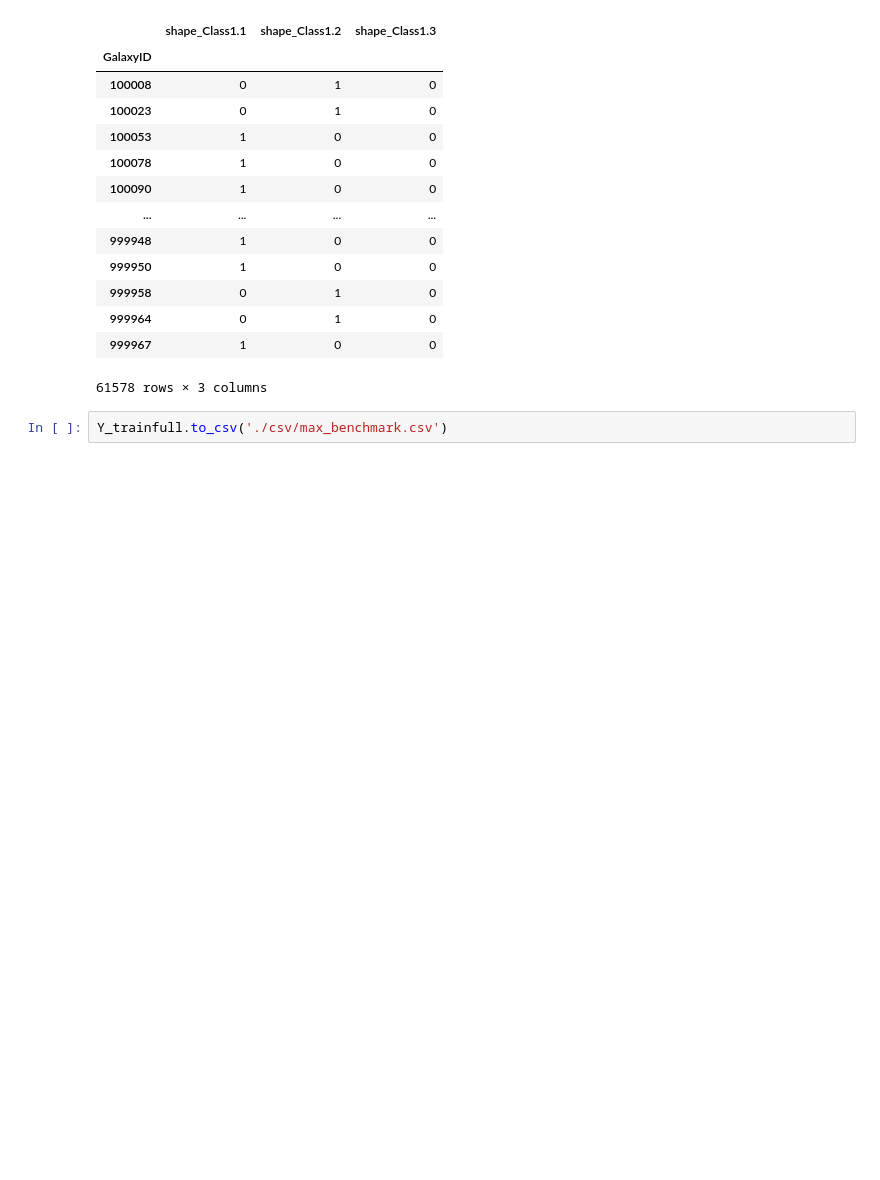
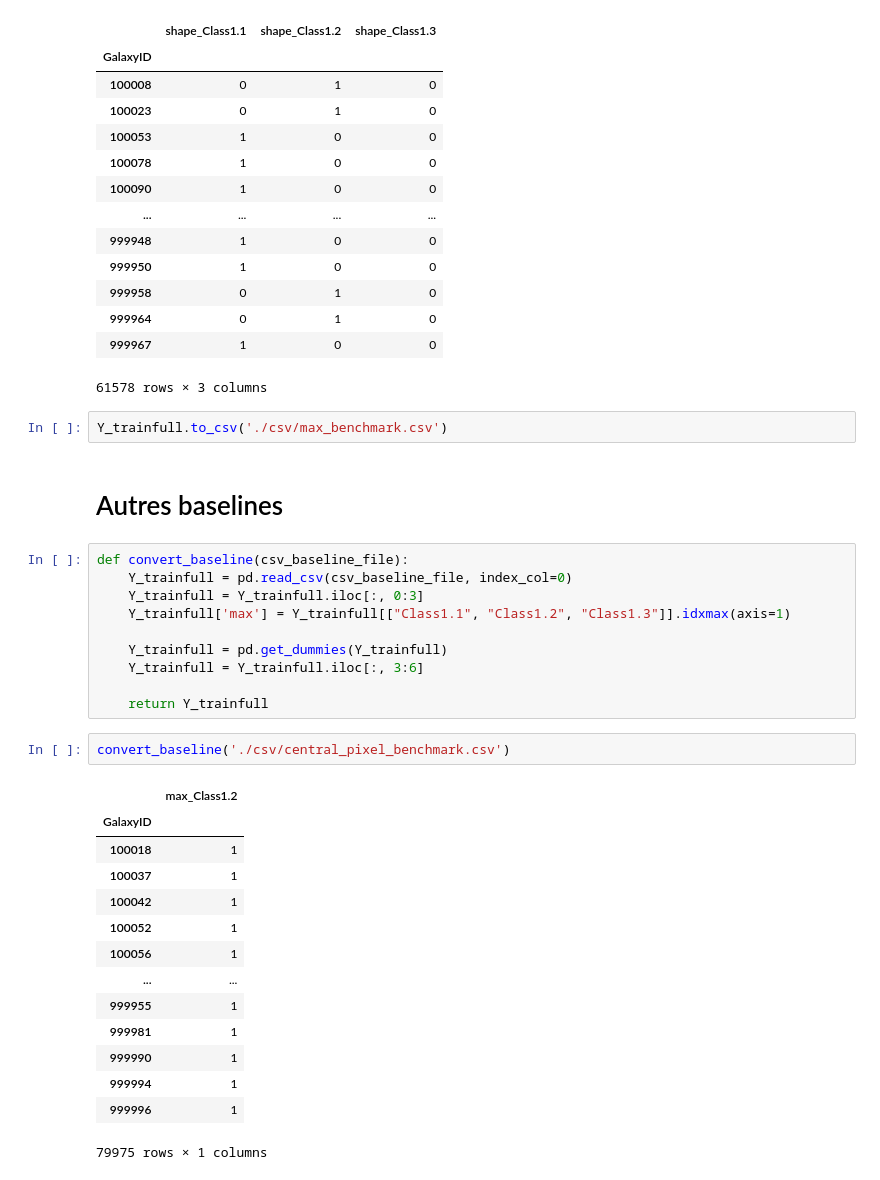
Before and after one commit to laurent-33/Vision-04-zoo, a Jupyter notebook: 04_galaxy_baseline_max.ipynb, the cells around one changed output. Saved outputs shown, nothing was run; the diff lists cells and outputs as text; blank space fills up the shorter version.

```diff
--- a/04_galaxy_baseline_max.ipynb
+++ b/04_galaxy_baseline_max.ipynb
@@ -51,3 +44,32 @@ Y_trainfull
 61578 rows × 3 columns
 # %%
 Y_trainfull.to_csv('./csv/max_benchmark.csv')
+# %% [markdown]
+# Autres baselines
+# %%
+def convert_baseline(csv_baseline_file):
+    Y_trainfull = pd.read_csv(csv_baseline_file, index_col=0)
+    Y_trainfull = Y_trainfull.iloc[:, 0:3]
+    Y_trainfull['max'] = Y_trainfull[["Class1.1", "Class1.2", "Class1.3"]].idxmax(axis=1)
+
+    Y_trainfull = pd.get_dummies(Y_trainfull)
+    Y_trainfull = Y_trainfull.iloc[:, 3:6]
+
+    return Y_trainfull
+# %%
+convert_baseline('./csv/central_pixel_benchmark.csv')
+# %% [output]
+|  | max_Class1.2 |
+| GalaxyID |  |
+| 100018 | 1 |
+| 100037 | 1 |
+| 100042 | 1 |
+| 100052 | 1 |
+| 100056 | 1 |
+| ... | ... |
+| 999955 | 1 |
+| 999981 | 1 |
+| 999990 | 1 |
+| 999994 | 1 |
+| 999996 | 1 |
+79975 rows × 1 columns
```
Also changed, not shown: parts of 2 cells of this notebook, 3 other files.
